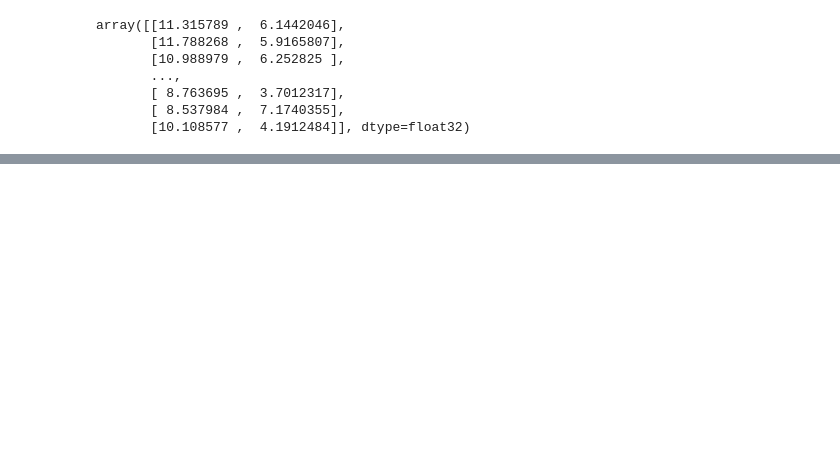
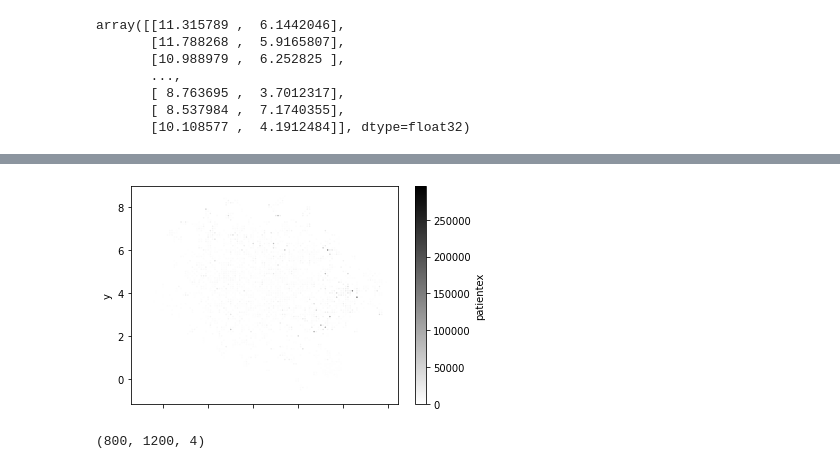
Before and after one commit to pauldrinn/bioeng-project, a Jupyter notebook: clustering.ipynb, the cells around one changed output, grey strips where cells are left out. Drawn from its saved outputs; the diff is of its cells as text; code cells hidden in the pictures; blank space fills up the shorter version.

```diff
--- a/clustering.ipynb
+++ b/clustering.ipynb
@@ -75,0 +197,2 @@ array([[11.315789 ,  6.1442046],
+# %%
+plotdf = finalmerge.groupby(['x','y']).mean()
@@ -75,0 +218,5 @@ array([[11.315789 ,  6.1442046],
+# %%
+plotdf.plot.scatter('x', 'y', s = 0.1, c = 'patientex', cmap = 'binary')
+plt.savefig('avggrid', dpi = 200)
+# %% [output]
+[figure, added]
@@ -75,0 +225,4 @@ array([[11.315789 ,  6.1442046],
+# %%
+imgarray.shape
+# %% [output]
+(800, 1200, 4)
```
Also changed, not shown: parts of 21 cells of this notebook, 4 other files.
